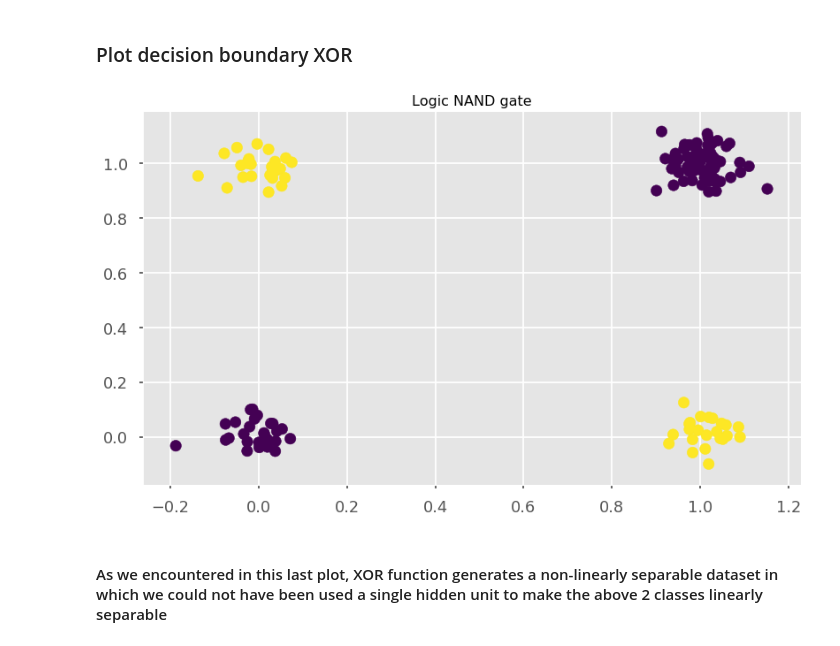
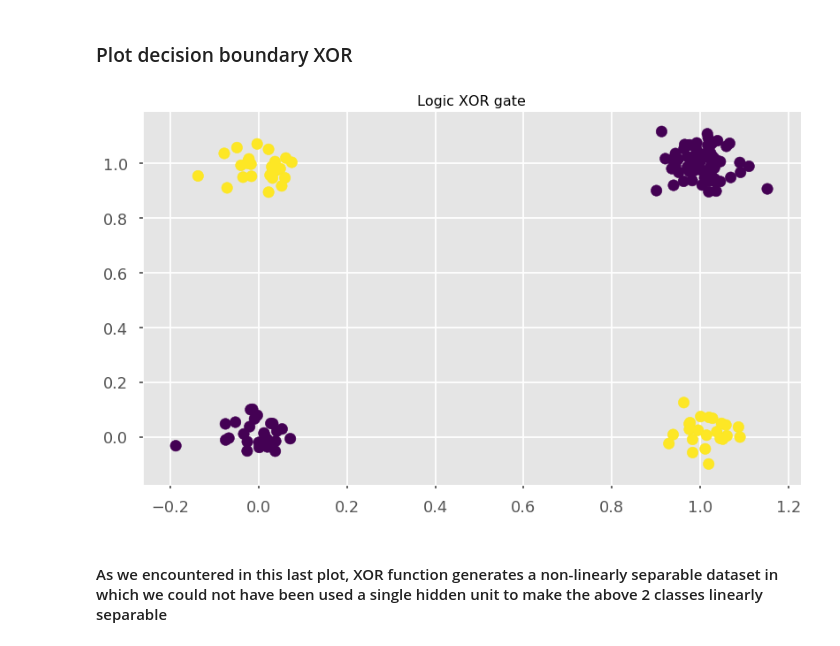
Before and after one commit to naivomah3/ml-deep-learning, a Jupyter notebook: 11-ann-perceptron/perceptron-learning.ipynb, the cells around one changed output. Saved outputs shown, nothing was run; the diff lists cells and outputs as text; code cells hidden in the pictures.

```diff
--- a/11-ann-perceptron/perceptron-learning.ipynb
+++ b/11-ann-perceptron/perceptron-learning.ipynb
@@ -461,11 +461,11 @@ plt.show()
 # %%
 x, y = decision_boundary(w_xor)
 plt.figure(dpi=80)
 plt.scatter(noisy_dataset[:,1], noisy_dataset[:,2], c=y_xor)
 plt.plot(x,y)
-plt.title("Logic NAND gate")
+plt.title("Logic XOR gate")
 plt.show()
 # %% [output]
-[figure, old version]
+[figure, new version]
 # %% [markdown]
 #### As we encountered in this last plot, XOR function generates a non-linearly separable dataset in which we could not have been used a single hidden unit to make the above 2 classes linearly separable
```
Also changed, not shown: parts of 14 cells of this notebook.
